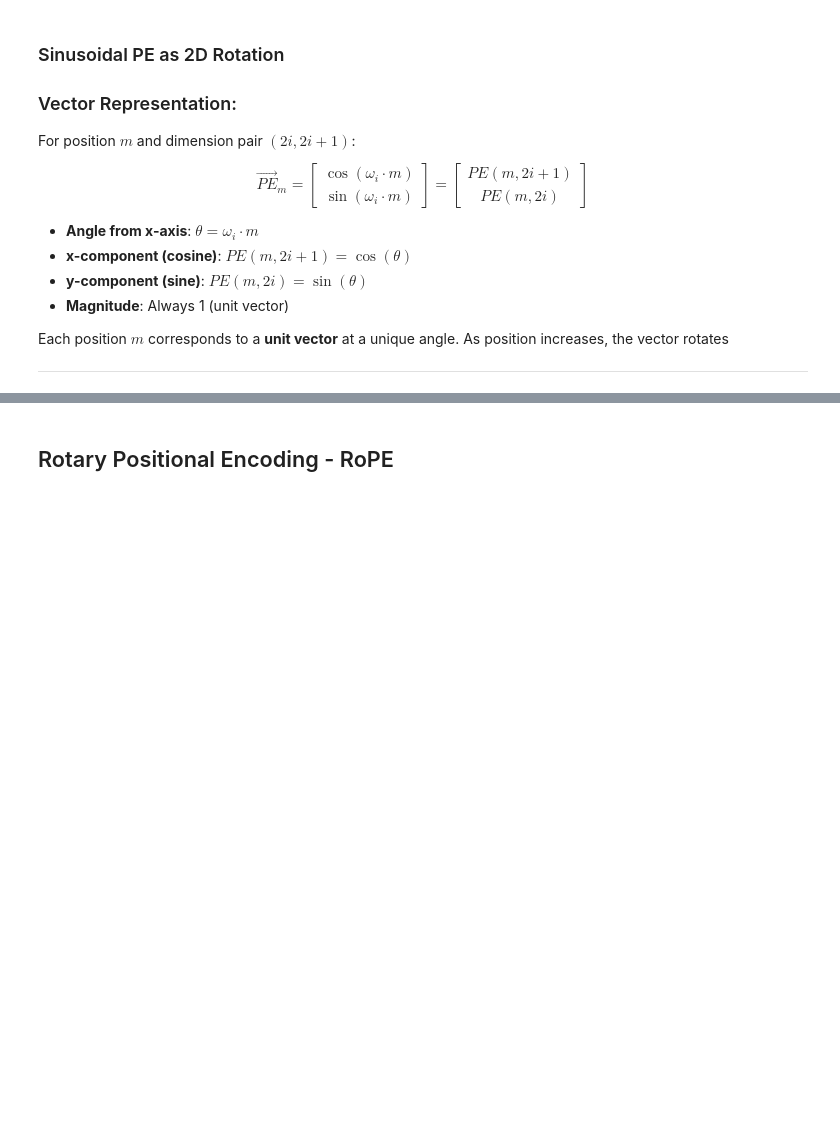
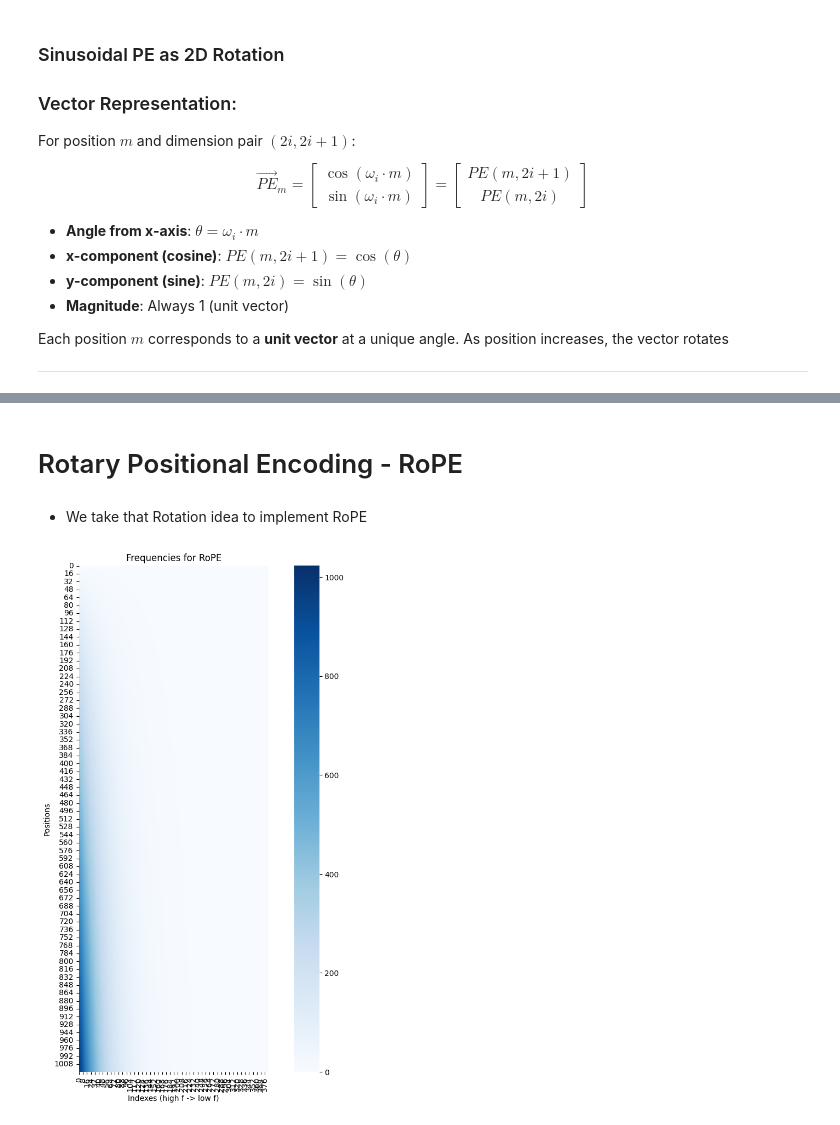
Before and after one commit to samitha278/CoreLlama, a Jupyter notebook: positional_encoding_methods.ipynb, the cells around one changed output, grey strips where cells are left out. Cells and saved outputs as stored; diff of their text form; code cells hidden in the pictures; blank space fills up the shorter version.

```diff
--- a/positional_encoding_methods.ipynb
+++ b/positional_encoding_methods.ipynb
@@ -518,4 +518,25 @@ $$PE(m+k) = R_k \cdot PE(m)$$
 
 This linear transformation property allows the model to easily learn relative position relationships.
 # %% [markdown]
-## Rotary Positional Encoding - RoPE
+# Rotary Positional Encoding - RoPE
+# %% [markdown]
+- We take that Rotation idea to implement RoPE
+# %%
+max_len = 1024
+d_model = 768
+
+pos = torch.arange(0,max_len).unsqueeze(1)
+
+indexes = torch.arange(0,d_model//2).unsqueeze(0)
+w_i = torch.pow(10000.0,(-2*indexes)/d_model)
+
+m_w = pos * w_i
+# %%
+plt.figure(figsize=(12, 12))
+sns.heatmap(m_w.numpy(), cmap='Blues',square=True)
+plt.title(f'Frequencies for RoPE')
+plt.xlabel('Indexes (high f -> low f)')
+plt.ylabel('Positions')
+plt.show()
+# %% [output]
+[figure, added]
```
Also changed, not shown: parts of 2 cells of this notebook.
